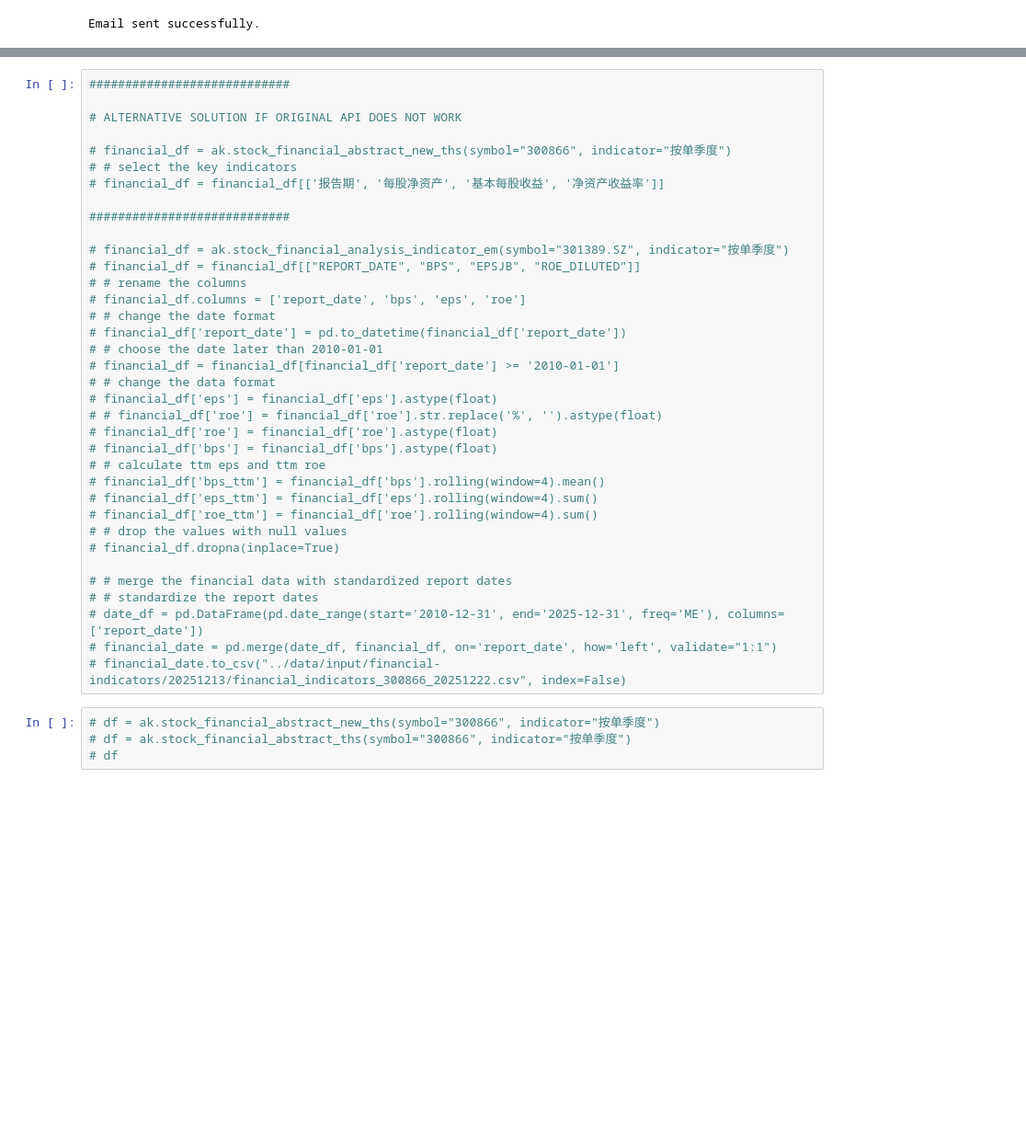
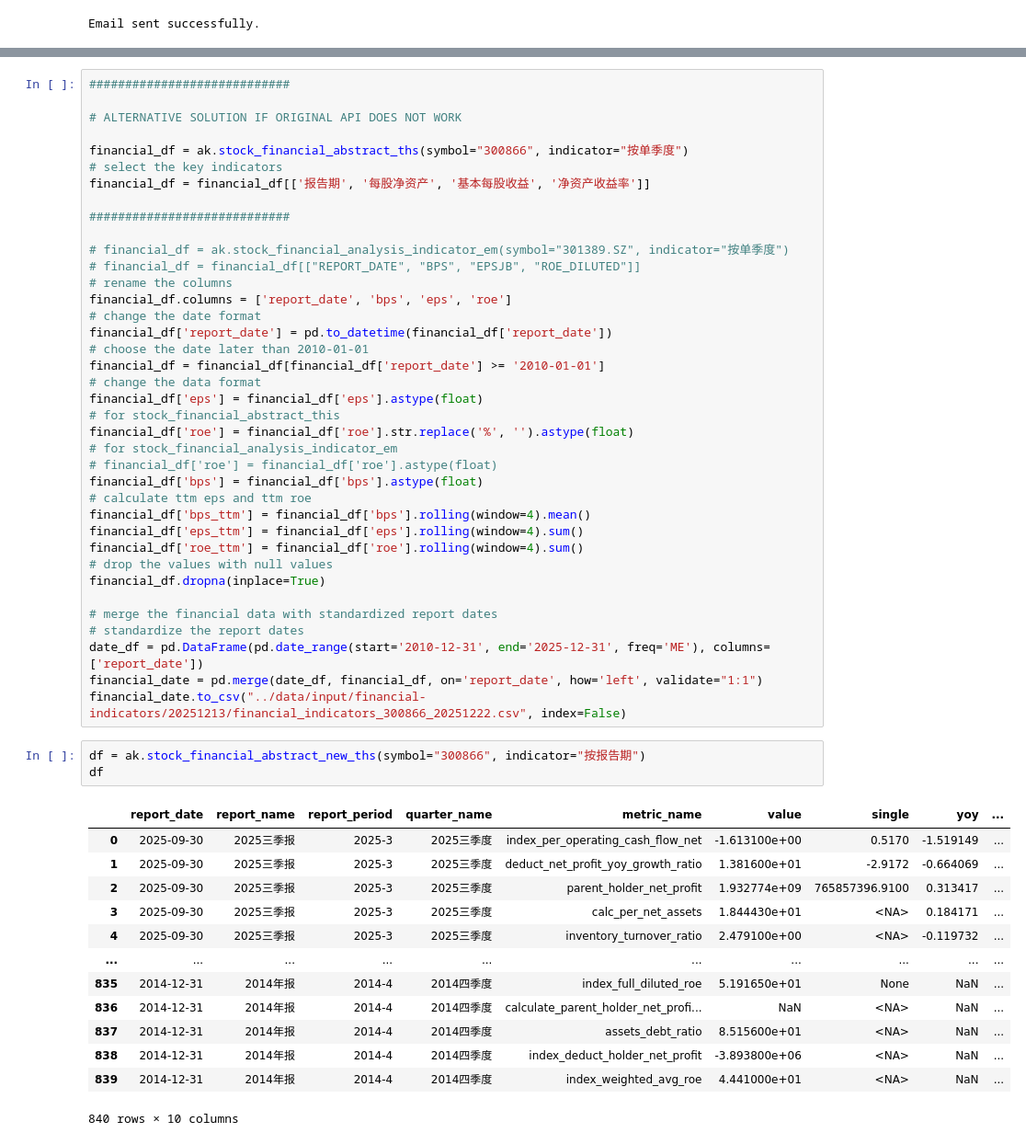
Before and after one commit to ProfessorErdo/stock-trend-tracker, a Jupyter notebook: notebooks/[manual]_portfolio_intrinsic_value_calculator.ipynb, the cells around one changed output, grey strips where cells are left out. Shown at 92% size. Saved outputs shown, nothing was run; the diff lists cells and outputs as text; blank space fills up the shorter version.

```diff
--- a/notebooks/[manual]_portfolio_intrinsic_value_calculator.ipynb
+++ b/notebooks/[manual]_portfolio_intrinsic_value_calculator.ipynb
@@ -343,38 +345,53 @@ Email sent successfully.
 
 # ALTERNATIVE SOLUTION IF ORIGINAL API DOES NOT WORK
 
-# financial_df = ak.stock_financial_abstract_new_ths(symbol="300866", indicator="按单季度")
-# # select the key indicators
-# financial_df = financial_df[['报告期', '每股净资产', '基本每股收益', '净资产收益率']]
+financial_df = ak.stock_financial_abstract_ths(symbol="300866", indicator="按单季度")
+# select the key indicators
+financial_df = financial_df[['报告期', '每股净资产', '基本每股收益', '净资产收益率']]
 
 ############################
 
 # financial_df = ak.stock_financial_analysis_indicator_em(symbol="301389.SZ", indicator="按单季度")
 # financial_df = financial_df[["REPORT_DATE", "BPS", "EPSJB", "ROE_DILUTED"]]
-# # rename the columns
-# financial_df.columns = ['report_date', 'bps', 'eps', 'roe']
-# # change the date format
-# financial_df['report_date'] = pd.to_datetime(financial_df['report_date'])
-# # choose the date later than 2010-01-01
-# financial_df = financial_df[financial_df['report_date'] >= '2010-01-01']
-# # change the data format
-# financial_df['eps'] = financial_df['eps'].astype(float)
-# # financial_df['roe'] = financial_df['roe'].str.replace('%', '').astype(float)
+# rename the columns
+financial_df.columns = ['report_date', 'bps', 'eps', 'roe']
+# change the date format
+financial_df['report_date'] = pd.to_datetime(financial_df['report_date'])
+# choose the date later than 2010-01-01
+financial_df = financial_df[financial_df['report_date'] >= '2010-01-01']
+# change the data format
+financial_df['eps'] = financial_df['eps'].astype(float)
+# for stock_financial_abstract_this
+financial_df['roe'] = financial_df['roe'].str.replace('%', '').astype(float)
+# for stock_financial_analysis_indicator_em
 # financial_df['roe'] = financial_df['roe'].astype(float)
-# financial_df['bps'] = financial_df['bps'].astype(float)
-# # calculate ttm eps and ttm roe
-# financial_df['bps_ttm'] = financial_df['bps'].rolling(window=4).mean()
-# financial_df['eps_ttm'] = financial_df['eps'].rolling(window=4).sum()
-# financial_df['roe_ttm'] = financial_df['roe'].rolling(window=4).sum()
-# # drop the values with null values
-# financial_df.dropna(inplace=True)
+financial_df['bps'] = financial_df['bps'].astype(float)
+# calculate ttm eps and ttm roe
+financial_df['bps_ttm'] = financial_df['bps'].rolling(window=4).mean()
+financial_df['eps_ttm'] = financial_df['eps'].rolling(window=4).sum()
+financial_df['roe_ttm'] = financial_df['roe'].rolling(window=4).sum()
+# drop the values with null values
+financial_df.dropna(inplace=True)
 
-# # merge the financial data with standardized report dates
-# # standardize the report dates
-# date_df = pd.DataFrame(pd.date_range(start='2010-12-31', end='2025-12-31', freq='ME'), columns=['report_date'])
-# financial_date = pd.merge(date_df, financial_df, on='report_date', how='left', validate="1:1")
-# financial_date.to_csv("../data/input/financial-indicators/20251213/financial_indicators_300866_20251222.csv", index=False)
+# merge the financial data with standardized report dates
+# standardize the report dates
+date_df = pd.DataFrame(pd.date_range(start='2010-12-31', end='2025-12-31', freq='ME'), columns=['report_date'])
+financial_date = pd.merge(date_df, financial_df, on='report_date', how='left', validate="1:1")
+financial_date.to_csv("../data/input/financial-indicators/20251213/financial_indicators_300866_20251222.csv", index=False)
 # %%
-# df = ak.stock_financial_abstract_new_ths(symbol="300866", indicator="按单季度")
-# df = ak.stock_financial_abstract_ths(symbol="300866", indicator="按单季度")
-# df
+df = ak.stock_financial_abstract_new_ths(symbol="300866", indicator="按报告期")
+df
+# %% [output]
+|  | report_date | report_name | report_period | quarter_name | metric_name | value | single | yoy | ... |
+| 0 | 2025-09-30 | 2025三季报 | 2025-3 | 2025三季度 | index_per_operating_cash_flow_net | -1.613100e+00 | 0.5170 | -1.519149 | ... |
+| 1 | 2025-09-30 | 2025三季报 | 2025-3 | 2025三季度 | deduct_net_profit_yoy_growth_ratio | 1.381600e+01 | -2.9172 | -0.664069 | ... |
+| 2 | 2025-09-30 | 2025三季报 | 2025-3 | 2025三季度 | parent_holder_net_profit | 1.932774e+09 | 765857396.9100 | 0.313417 | ... |
+| 3 | 2025-09-30 | 2025三季报 | 2025-3 | 2025三季度 | calc_per_net_assets | 1.844430e+01 | <NA> | 0.184171 | ... |
+| 4 | 2025-09-30 | 2025三季报 | 2025-3 | 2025三季度 | inventory_turnover_ratio | 2.479100e+00 | <NA> | -0.119732 | ... |
+| ... | ... | ... | ... | ... | ... | ... | ... | ... | ... |
+| 835 | 2014-12-31 | 2014年报 | 2014-4 | 2014四季度 | index_full_diluted_roe | 5.191650e+01 | None | NaN | ... |
+| 836 | 2014-12-31 | 2014年报 | 2014-4 | 2014四季度 | calculate_parent_holder_net_profi... | NaN | <NA> | NaN | ... |
+| 837 | 2014-12-31 | 2014年报 | 2014-4 | 2014四季度 | assets_debt_ratio | 8.515600e+01 | <NA> | NaN | ... |
+| 838 | 2014-12-31 | 2014年报 | 2014-4 | 2014四季度 | index_deduct_holder_net_profit | -3.893800e+06 | <NA> | NaN | ... |
+| 839 | 2014-12-31 | 2014年报 | 2014-4 | 2014四季度 | index_weighted_avg_roe | 4.441000e+01 | <NA> | NaN | ... |
+840 rows × 10 columns
```
Also changed, not shown: parts of 4 cells of this notebook, 2 other files.
